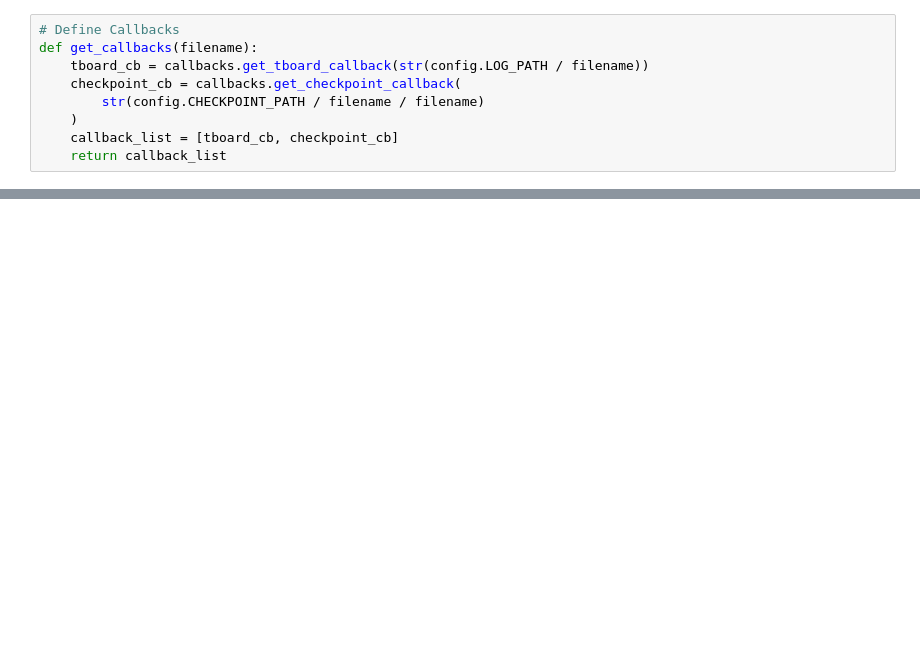
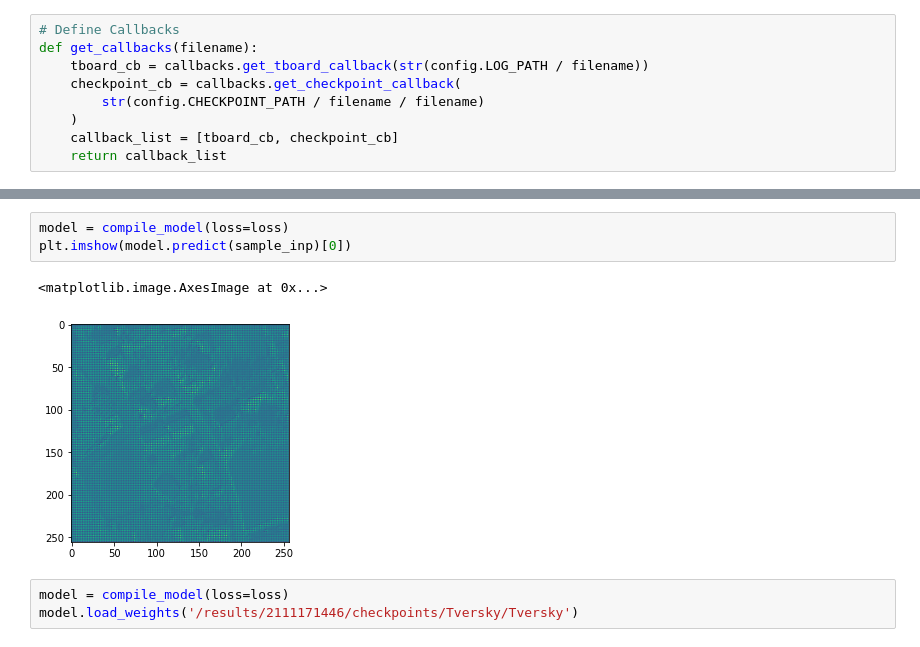
Before and after one commit to straxFromIbr/UnetModelScript, a Jupyter notebook: home/train.ipynb, the cells around one changed output, grey strips where cells are left out. Drawn from its saved outputs; the diff is of its cells as text; blank space fills up the shorter version.

```diff
--- a/home/train.ipynb
+++ b/home/train.ipynb
@@ -89,0 +118,9 @@ plt.show()
+# %%
+model = compile_model(loss=loss)
+plt.imshow(model.predict(sample_inp)[0])
+# %% [output]
+<matplotlib.image.AxesImage at 0x...>
+[figure, added]
+# %%
+model = compile_model(loss=loss)
+model.load_weights('/results/2111171446/checkpoints/Tversky/Tversky')
```
Also changed, not shown: parts of 8 cells of this notebook, 5 other files.
